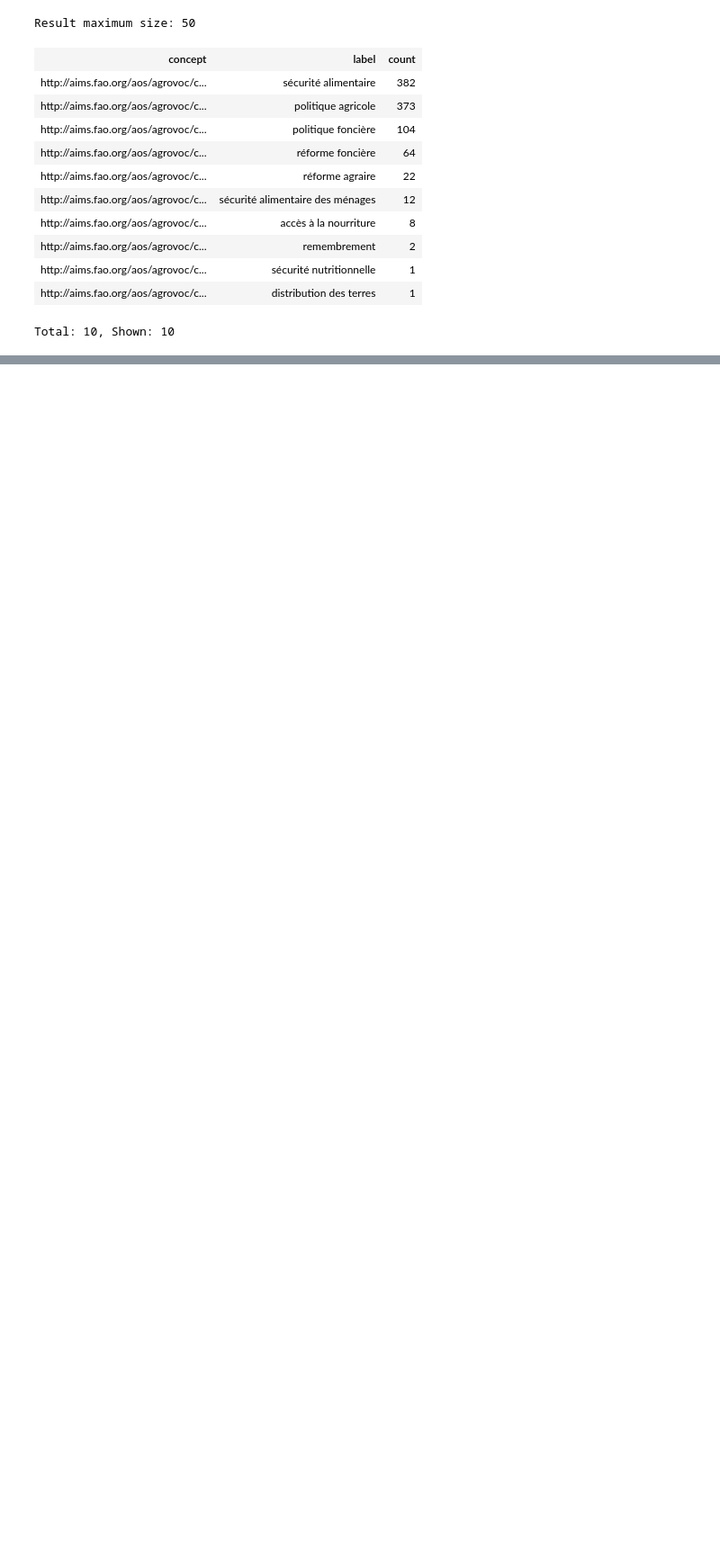
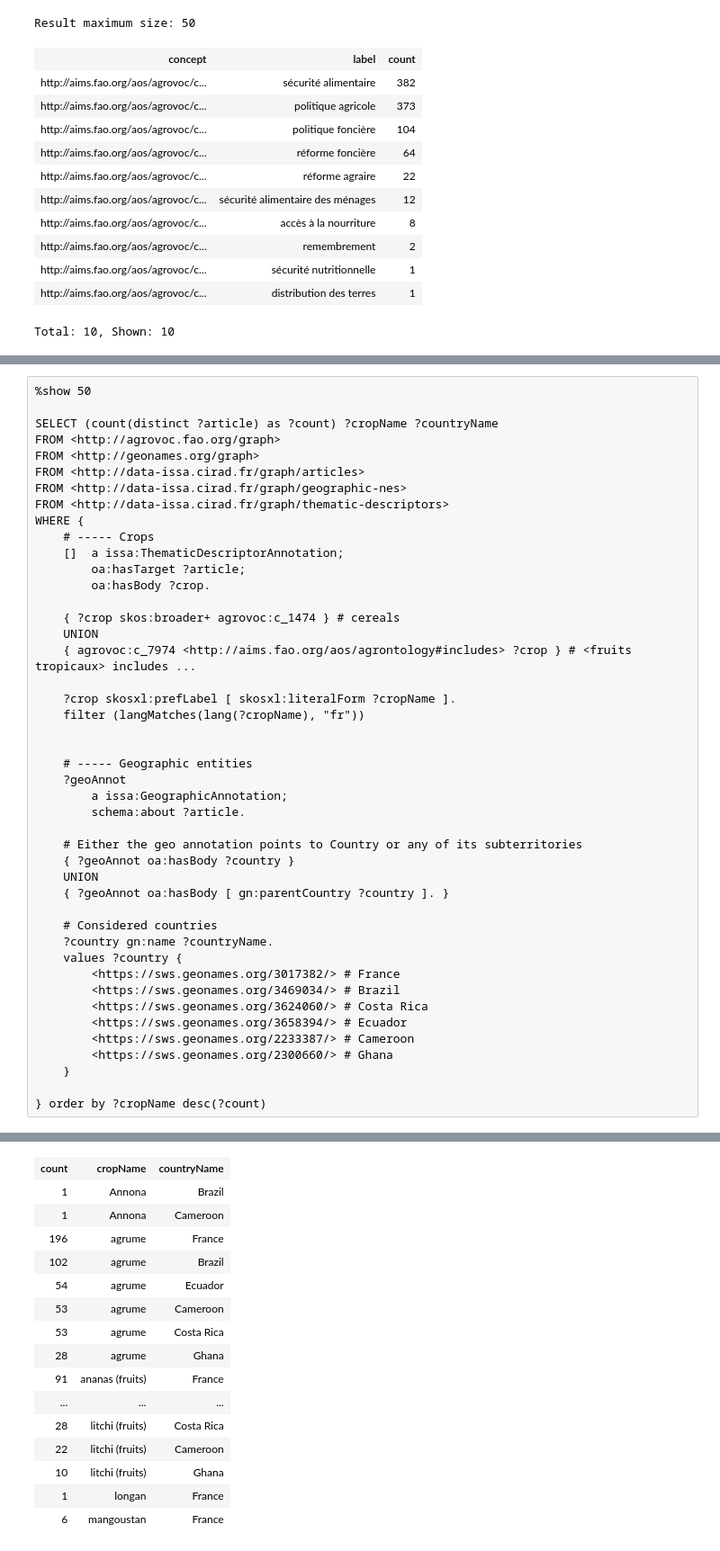
Before and after one commit to issa-project/issa-pipeline, a Jupyter notebook: notebooks/issa-geographic-NEs.ipynb, the cells around one changed output, grey strips where cells are left out. Shown at 90% size. Saved outputs shown, nothing was run; the diff lists cells and outputs as text; blank space fills up the shorter version.

Commit message:
Add queries on descriptors and countries

```diff
--- a/doc/ISSA-geographic-NEs.ipynb
+++ b/notebooks/issa-geographic-NEs.ipynb
@@ -279,0 +339,46 @@ Total: 10, Shown: 10
+# %%
+%show 50
+
+SELECT (count(distinct ?article) as ?count) ?cropName ?countryName
+FROM <http://agrovoc.fao.org/graph>
+FROM <http://geonames.org/graph>
+FROM <http://data-issa.cirad.fr/graph/articles>
+FROM <http://data-issa.cirad.fr/graph/geographic-nes>
+FROM <http://data-issa.cirad.fr/graph/thematic-descriptors>
+WHERE {
+    # ----- Crops
+    []  a issa:ThematicDescriptorAnnotation;
+        oa:hasTarget ?article;
+        oa:hasBody ?crop.
+
+    { ?crop skos:broader+ agrovoc:c_1474 } # cereals
+    UNION
+    { agrovoc:c_7974 <http://aims.fao.org/aos/agrontology#includes> ?crop } # <fruits tropicaux> includes ...
+
+    ?crop skosxl:prefLabel [ skosxl:literalForm ?cropName ].
+    filter (langMatches(lang(?cropName), "fr"))
+
+
+    # ----- Geographic entities
+    ?geoAnnot
+        a issa:GeographicAnnotation;
+        schema:about ?article.
+
+    # Either the geo annotation points to Country or any of its subterritories
+    { ?geoAnnot oa:hasBody ?country }
+    UNION
+    { ?geoAnnot oa:hasBody [ gn:parentCountry ?country ]. }
+
+    # Considered countries
+    ?country gn:name ?countryName.
+    values ?country {
+        <https://sws.geonames.org/3017382/> # France
+        <https://sws.geonames.org/3469034/> # Brazil
+        <https://sws.geonames.org/3624060/> # Costa Rica
+        <https://sws.geonames.org/3658394/> # Ecuador
+        <https://sws.geonames.org/2233387/> # Cameroon
+        <https://sws.geonames.org/2300660/> # Ghana
+    }
+
+} order by ?cropName desc(?count)
+# %% [output]
@@ -279,0 +386,16 @@ Total: 10, Shown: 10
+| count | cropName | countryName |
+| 1 | Annona | Brazil |
+| 1 | Annona | Cameroon |
+| 196 | agrume | France |
+| 102 | agrume | Brazil |
+| 54 | agrume | Ecuador |
+| 53 | agrume | Cameroon |
+| 53 | agrume | Costa Rica |
+| 28 | agrume | Ghana |
+| 91 | ananas (fruits) | France |
+| ... | ... | ... |
+| 28 | litchi (fruits) | Costa Rica |
+| 22 | litchi (fruits) | Cameroon |
+| 10 | litchi (fruits) | Ghana |
+| 1 | longan | France |
+| 6 | mangoustan | France |
```
Also changed, not shown: parts of 13 cells of this notebook.
